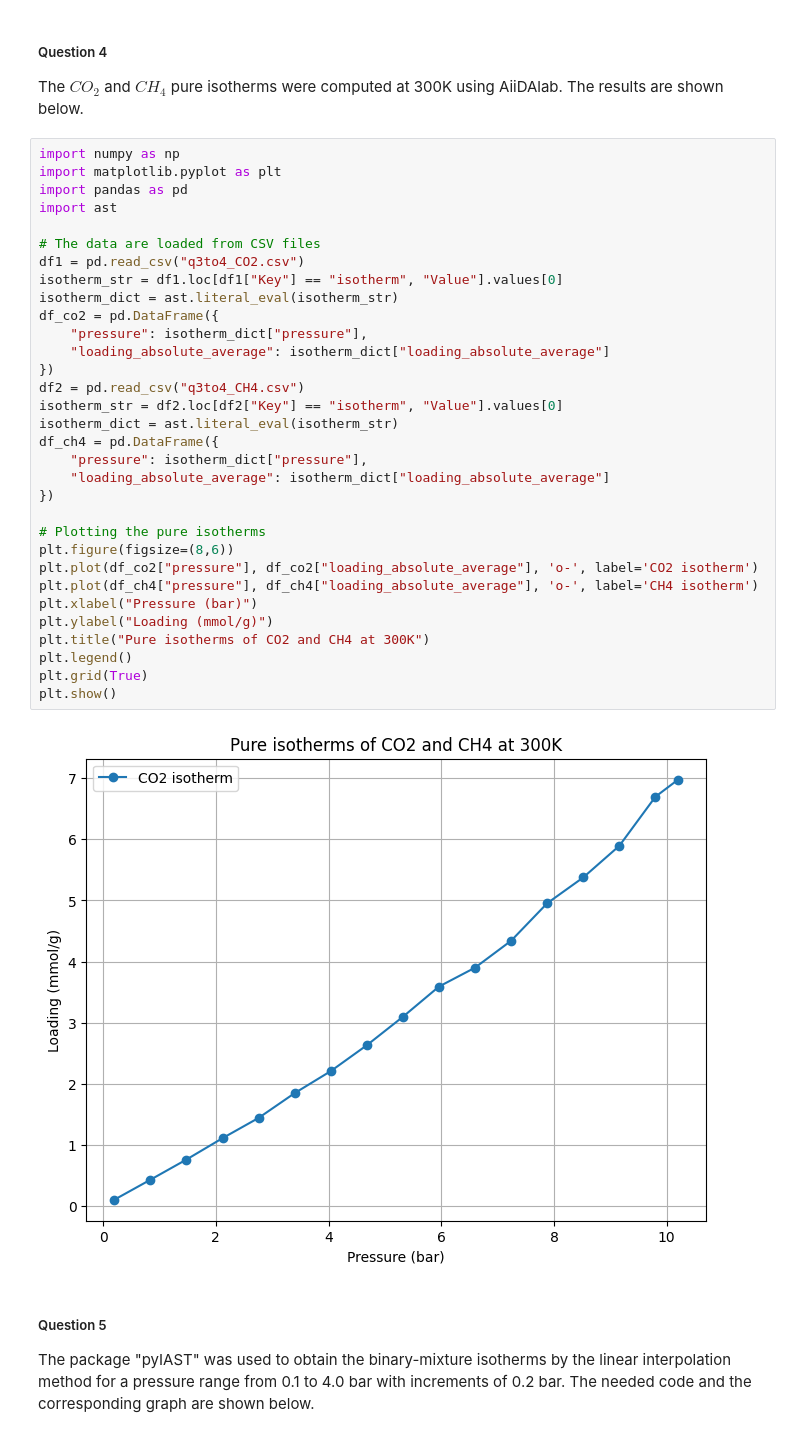
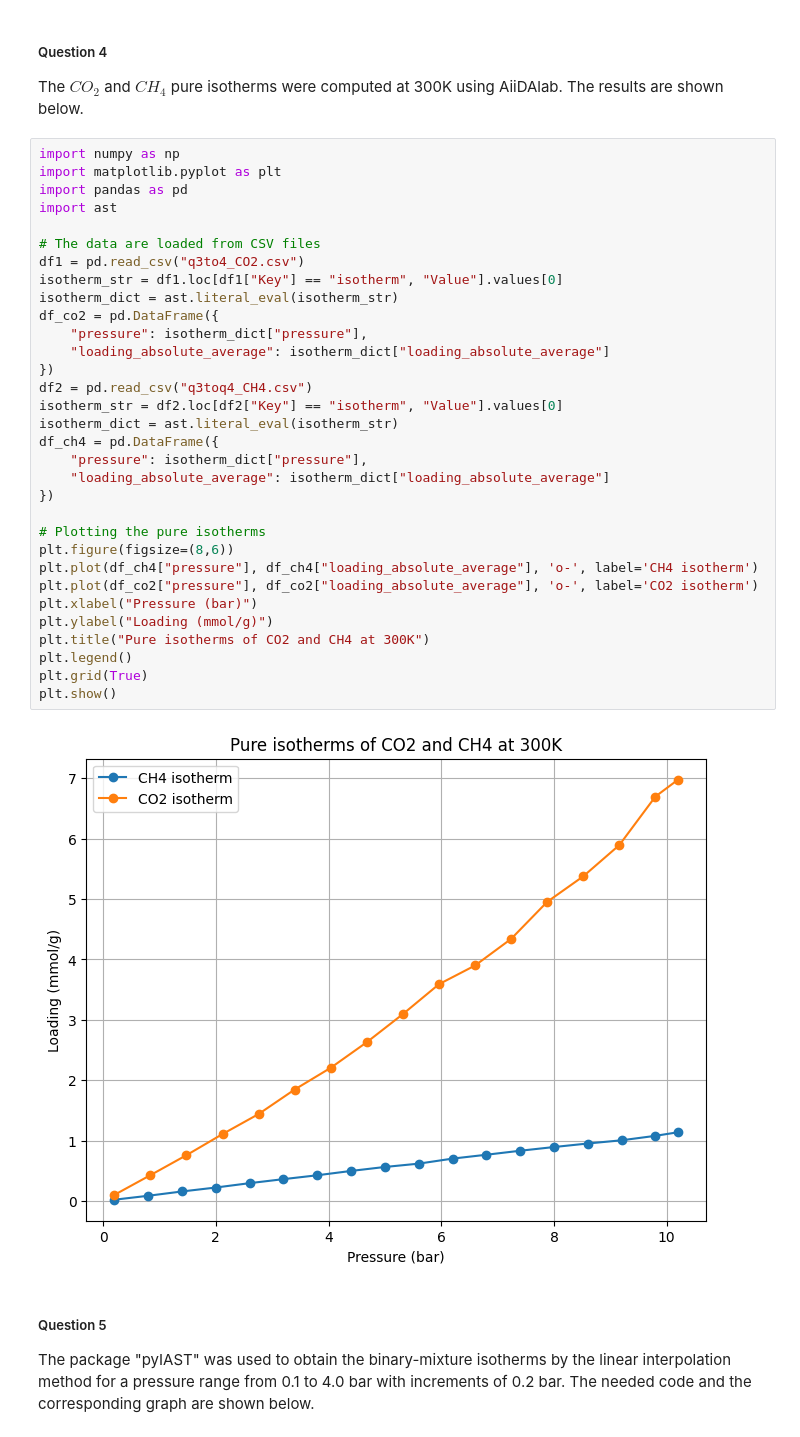
Before and after one commit to LucasEiche/ModLab_groupK, a Jupyter notebook: Assigmnent 2/GroupK_Block2_assignment2.ipynb, the cells around one changed output. Drawn from its saved outputs; the diff is of its cells as text.

```diff
--- a/Assigmnent 2/GroupK_Block2_assignment2.ipynb
+++ b/Assigmnent 2/GroupK_Block2_assignment2.ipynb
@@ -31,36 +31,36 @@ The $CO_2$ and $CH_4$ pure isotherms were computed at 300K using AiiDAlab. The r
 import numpy as np
 import matplotlib.pyplot as plt
 import pandas as pd
 import ast
 
 # The data are loaded from CSV files
 df1 = pd.read_csv("q3to4_CO2.csv")
 isotherm_str = df1.loc[df1["Key"] == "isotherm", "Value"].values[0]
 isotherm_dict = ast.literal_eval(isotherm_str)
 df_co2 = pd.DataFrame({
     "pressure": isotherm_dict["pressure"],
     "loading_absolute_average": isotherm_dict["loading_absolute_average"]
 })
-df2 = pd.read_csv("q3to4_CH4.csv")
+df2 = pd.read_csv("q3toq4_CH4.csv")
 isotherm_str = df2.loc[df2["Key"] == "isotherm", "Value"].values[0]
 isotherm_dict = ast.literal_eval(isotherm_str)
 df_ch4 = pd.DataFrame({
     "pressure": isotherm_dict["pressure"],
     "loading_absolute_average": isotherm_dict["loading_absolute_average"]
 })
 
 # Plotting the pure isotherms
 plt.figure(figsize=(8,6))
+plt.plot(df_ch4["pressure"], df_ch4["loading_absolute_average"], 'o-', label='CH4 isotherm')
 plt.plot(df_co2["pressure"], df_co2["loading_absolute_average"], 'o-', label='CO2 isotherm')
-plt.plot(df_ch4["pressure"], df_ch4["loading_absolute_average"], 'o-', label='CH4 isotherm')
 plt.xlabel("Pressure (bar)")
 plt.ylabel("Loading (mmol/g)")
 plt.title("Pure isotherms of CO2 and CH4 at 300K")
 plt.legend()
 plt.grid(True)
 plt.show()
 # %% [output]
-[figure, old version]
+[figure, new version]
 # %% [markdown]
 ##### Question 5
 
```
Also changed, not shown: parts of 5 cells of this notebook.
